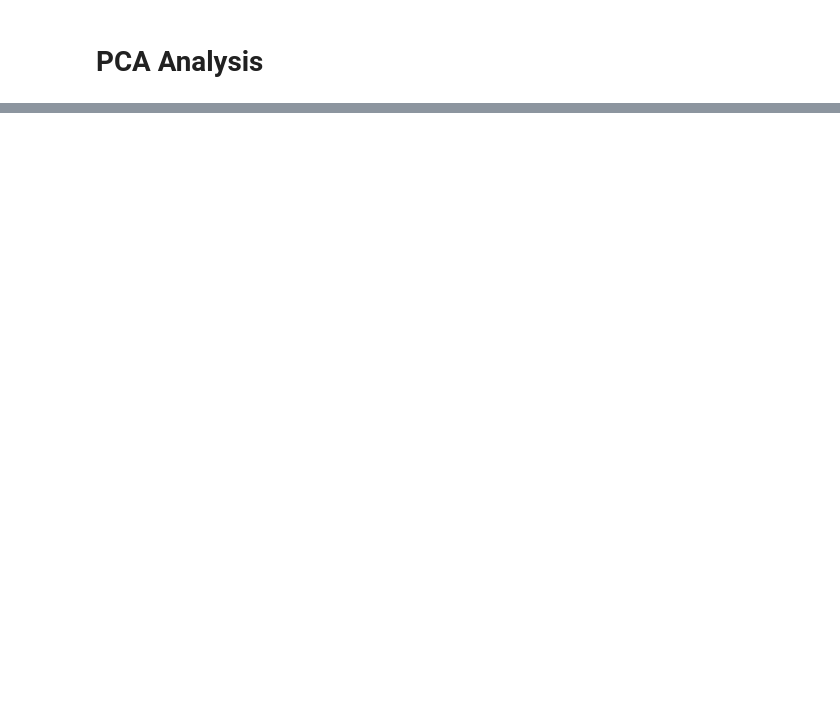
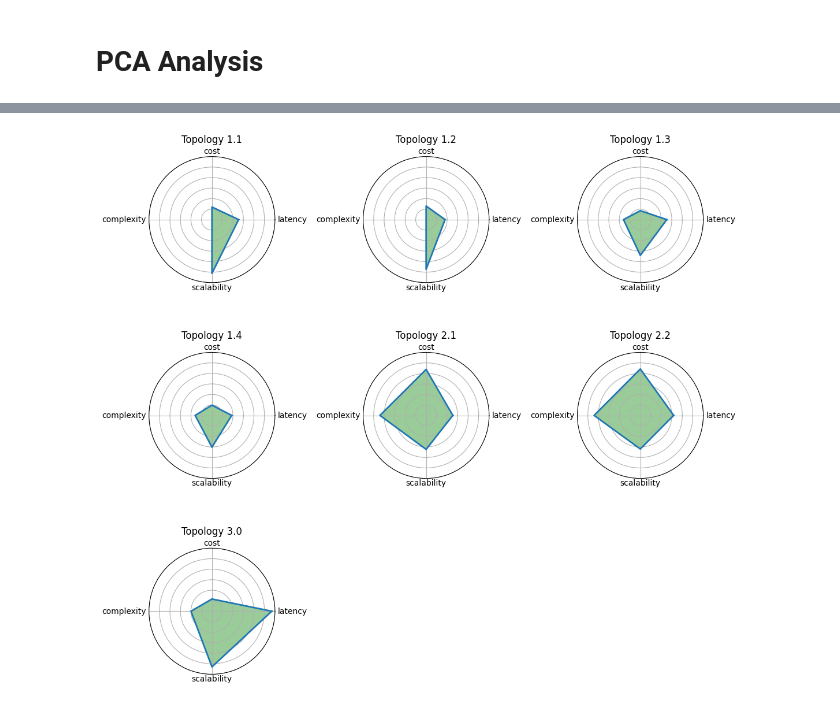
Before and after one commit to karloq/architectural-tradeoff-analysis, a Jupyter notebook: Analysis/PCA_analysis.ipynb, the cells around one changed output, grey strips where cells are left out. Cells and saved outputs as stored; diff of their text form; code cells hidden in the pictures; blank space fills up the shorter version.

```diff
--- a/Analysis/PCA_analysis.ipynb
+++ b/Analysis/PCA_analysis.ipynb
@@ -128,0 +145,17 @@ printPCA(pca, pca_data, corr_topo, 'PCA plot of Topologies and Quality metrics',
+# %%
+topologies = df['Topology'].unique()
+df_mean = pd.DataFrame()
+
+df_mean = df.groupby("Topology")[['latency','cost','complexity','scalability']].mean()
+
+#df_mean['complexity'] = np.log(df_mean['complexity']).multiply(1)
+df_mean['complexity'] = df_mean['complexity'].multiply(0.4).add(-2)
+df_mean['scalability']=(df_mean['scalability']-df_mean['scalability'].mean())/df_mean['scalability'].std()
+df_mean['scalability'] = df_mean['scalability'].add(4)
+df_mean['cost'] = np.log10(df_mean['cost']).multiply(2.5)
+df_mean['latency'] = df_mean['latency'].multiply(100000)
+df_mean['latency'] = np.log(df_mean['latency']).multiply(0.2).add(3.5)
+
+print(df_mean)
+
+#df_mean
@@ -128,0 +172,50 @@ printPCA(pca, pca_data, corr_topo, 'PCA plot of Topologies and Quality metrics',
+# %%
+# Create a figure with a 2x2 grid of subplots
+fig, axs = plt.subplots(3, 3, subplot_kw=dict(projection='polar'), figsize=(12, 12))
+
+idx = 0
+for x in range(3) :
+    for y in range(3):
+        if (x*3 + y) >= len(df_mean) :
+            break
+        mean_list = df_mean.iloc[idx].to_list()
+        mean_list.append(mean_list[0])
+        axs[x,y].plot(angles, mean_list, linewidth=2, linestyle='solid')
+        axs[x,y].fill(angles, mean_list, c='g', alpha=0.4)
+        axs[x,y].set_thetagrids(np.degrees(angles[:-1]), df_mean.columns)
+        axs[x,y].set_title("Topology " + str(df_mean.index[idx]), fontsize=12)
+        axs[x,y].grid(True)
+        axs[x,y].set_yticklabels([])
+        idx += 1
+
+# Hide the empty subplots
+for i in range(3):
+    for j in range(3):
+        if i == 2 and j > 0:
+            axs[i, j].axis('off')
+
+for i, ax in enumerate(axs.flat):
+    idx = 0
+    for label in ax.xaxis.get_ticklabels():
+        if idx == 0 :
+            label.set_position((label.get_position()[0], label.get_position()[1]-0.1))
+        if idx == 1 :
+            label.set_position((label.get_position()[0], label.get_position()[1]+0.1))
+        if idx == 2 :
+            label.set_position((label.get_position()[0], label.get_position()[1]-0.22))
+        if idx == 3 :
+            label.set_position((label.get_position()[0], label.get_position()[1]+0.1))
+
+        idx += 1
+
+
+# Set the ylim for all subplots to be the same
+for ax in axs.flat:
+    ax.set_ylim(0, 6)
+
+fig.subplots_adjust(left=0.1, bottom=0.1, right=0.9, top=0.9, wspace=0.7, hspace=0.2)
+
+# Show the plot
+plt.show()
+# %% [output]
+[figure, added]
```
Also changed, not shown: parts of 8 cells of this notebook, 3 other files.
